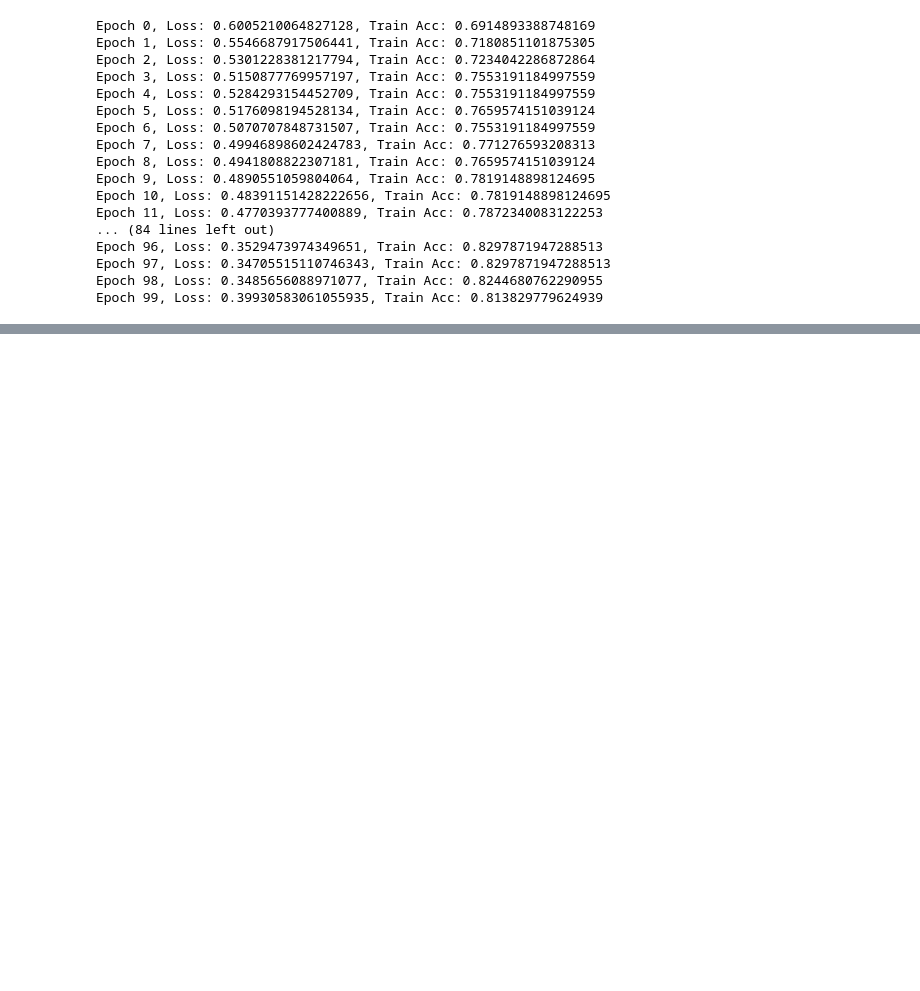
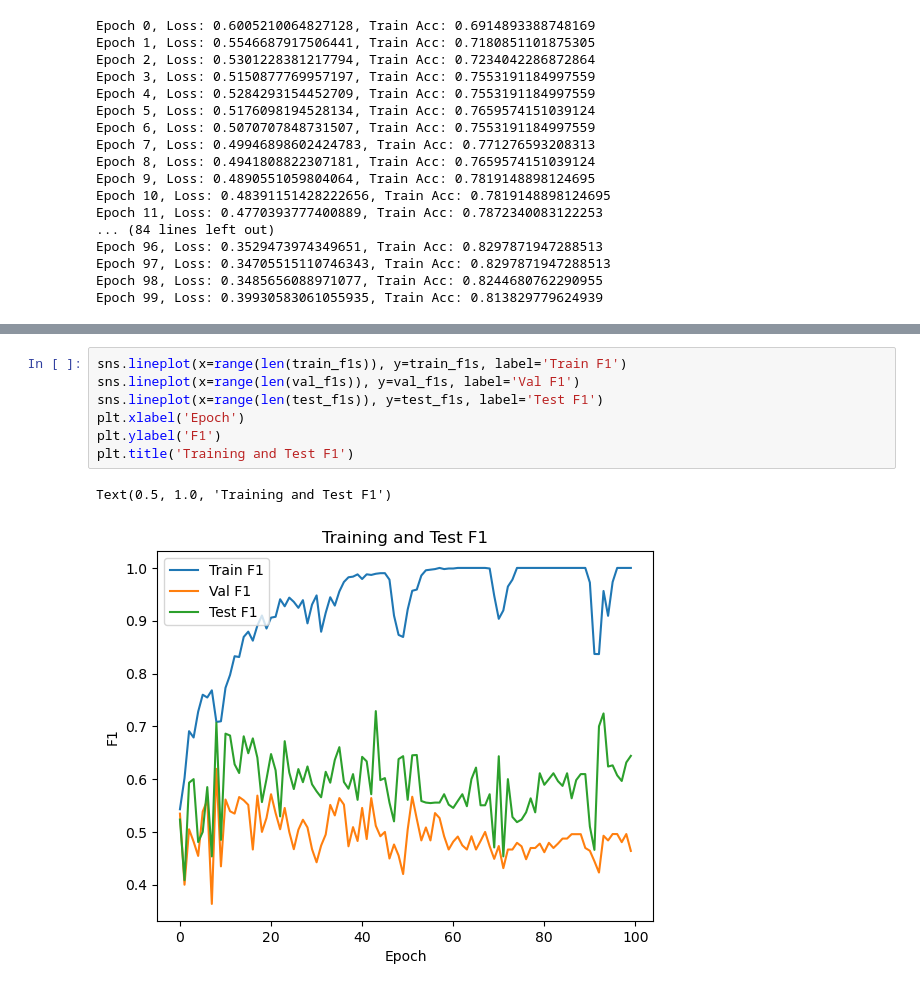
Before and after one commit to Purkinje-cell/BulkPheno, a Jupyter notebook: scripts/TNBC.ipynb, the cells around one changed output, grey strips where cells are left out. Cells and saved outputs as stored; diff of their text form; blank space fills up the shorter version.

```diff
--- a/scripts/TNBC.ipynb
+++ b/scripts/TNBC.ipynb
@@ -568,0 +701,10 @@ Epoch 99, Loss: 0.002805659229284891, Train Acc: 0.9875621795654297, Test Acc: 0
+# %%
+sns.lineplot(x=range(len(train_f1s)), y=train_f1s, label='Train F1')
+sns.lineplot(x=range(len(val_f1s)), y=val_f1s, label='Val F1')
+sns.lineplot(x=range(len(test_f1s)), y=test_f1s, label='Test F1')
+plt.xlabel('Epoch')
+plt.ylabel('F1')
+plt.title('Training and Test F1')
+# %% [output]
+Text(0.5, 1.0, 'Training and Test F1')
+[figure, added]
```
Also changed, not shown: parts of 19 cells of this notebook, 14 other files.
